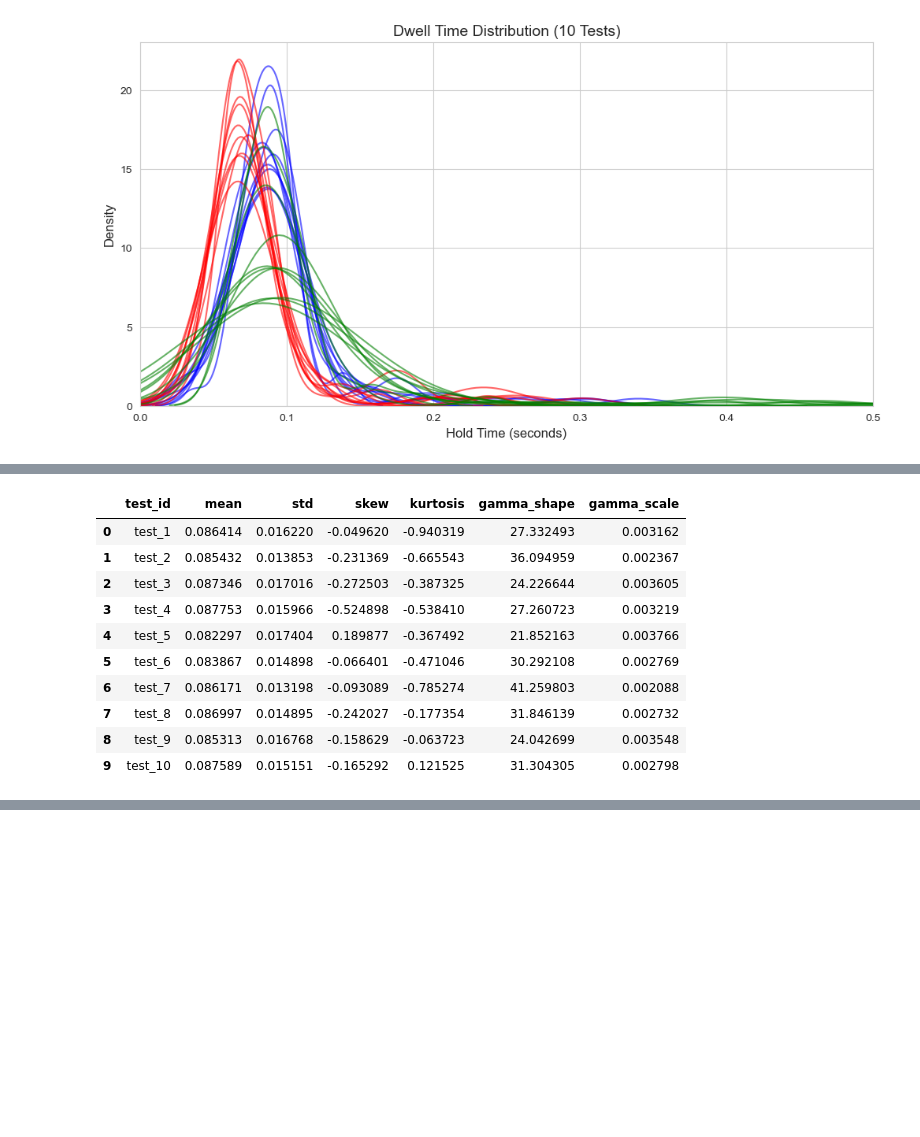
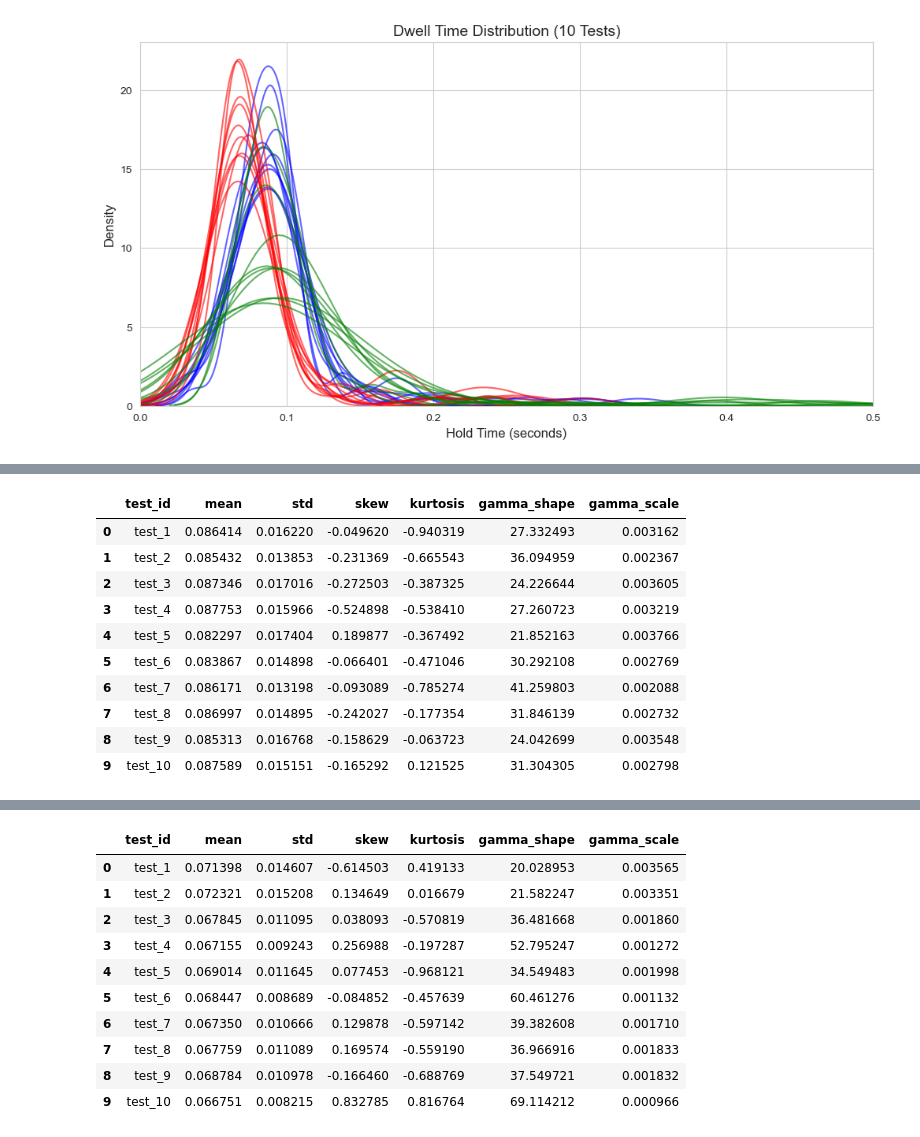
Before and after one commit to Ravindu-Sampath-Weerakoon/privacy-behavioral-auth, a Jupyter notebook: notebooks/advance_feature_analyze.ipynb, the cells around one changed output, grey strips where cells are left out. Saved outputs shown, nothing was run; the diff lists cells and outputs as text; code cells hidden in the pictures; blank space fills up the shorter version.

```diff
--- a/notebooks/advance_feature_analyze.ipynb
+++ b/notebooks/advance_feature_analyze.ipynb
@@ -159,39 +174,65 @@ def extract_biometric_features(dwell_times):
         "gamma_scale": scale
     }
 
+
+def extracted_function(true_data_user_01, calculate_dwell_times, extract_biometric_features, all_test_features):
+    # Loop through tests 1 to 10
+    for i in range(1, 11):
+        test_key = f'test_{i}' # Formats as 'test_1', 'test_2', ..., 'test_10'
+
+        # Check if the test key exists in the user's data
+        if test_key in true_data_user_01:
+            events = true_data_user_01[test_key].get('key_events', [])
+
+            # Calculate dwell times (assuming calculate_dwell_times is defined earlier in your notebook)
+            dwell_times = calculate_dwell_times(events)
+
+            # Extract features
+            features = extract_biometric_features(dwell_times)
+
+            # Add the test name to the dictionary so we can identify it in the DataFrame
+            features['test_id'] = test_key
+
+            # Append to our list
+            all_test_features.append(features)
+        else:
+            print(f"Warning: {test_key} not found in the data.")
+
 # Create an empty list to store the features for all tests
-all_test_features = []
+all_test_features_user_01 = []
+all_test_features_user_02 = []
+all_test_features_user_03 = []
 
-# Loop through tests 1 to 10
-for i in range(1, 11):
-    test_key = f'test_{i}' # Formats as 'test_1', 'test_2', ..., 'test_10'
+extracted_function(true_data_user_01, calculate_dwell_times, extract_biometric_features, all_test_features_user_01)
+extracted_function(true_data_user_02, calculate_dwell_times, extract_biometric_features, all_test_features_user_02)
+extracted_function(true_data_user_03, calculate_dwell_times, extract_biometric_features, all_test_features_user_03)
 
-    # Check if the test key exists in the user's data
-    if test_key in true_data_user_01:
-        events = true_data_user_01[test_key].get('key_events', [])
 
-        # Calculate dwell times (assuming calculate_dwell_times is defined earlier in your notebook)
-        dwell_times = calculate_dwell_times(events)
 
-        # Extract features
-        features = extract_biometric_features(dwell_times)
-
-        # Add the test name to the dictionary so we can identify it in the DataFrame
-        features['test_id'] = test_key
-
-        # Append to our list
-        all_test_features.append(features)
-    else:
-        print(f"Warning: {test_key} not found in the data.")
 
 # Convert the list of all test features into a single pandas DataFrame
-df_features = pd.DataFrame(all_test_features)
+def to_data_frame_to_display(all_test_features):
+    df_features = pd.DataFrame(all_test_features)
 
-# Move 'test_id' to be the first column for better readability
-if not df_features.empty:
-    cols = ['test_id'] + [col for col in df_features.columns if col != 'test_id']
-    df_features = df_features[cols]
+    # Move 'test_id' to be the first column for better readability
+    if not df_features.empty:
+        cols = ['test_id'] + [col for col in df_features.columns if col != 'test_id']
+        df_features = df_features[cols]
+
+    return df_features
+
+df_features_user_01 = to_data_frame_to_display(all_test_features_user_01)
+df_features_user_02 = to_data_frame_to_display(all_test_features_user_02)
+df_features_user_03 = to_data_frame_to_display(all_test_features_user_03)
+
 
 # Display the final DataFrame containing all tests
-display(df_features)
+print("User 01")
+display(df_features_user_01)
+
+print("User 02")
+display(df_features_user_02)
+
+print("User 03")
+display(df_features_user_03)
 # %% [output]
@@ -208,0 +252,11 @@ display(df_features)
+|  | test_id | mean | std | skew | kurtosis | gamma_shape | gamma_scale |
+| 0 | test_1 | 0.071398 | 0.014607 | -0.614503 | 0.419133 | 20.028953 | 0.003565 |
+| 1 | test_2 | 0.072321 | 0.015208 | 0.134649 | 0.016679 | 21.582247 | 0.003351 |
+| 2 | test_3 | 0.067845 | 0.011095 | 0.038093 | -0.570819 | 36.481668 | 0.001860 |
+| 3 | test_4 | 0.067155 | 0.009243 | 0.256988 | -0.197287 | 52.795247 | 0.001272 |
+| 4 | test_5 | 0.069014 | 0.011645 | 0.077453 | -0.968121 | 34.549483 | 0.001998 |
+| 5 | test_6 | 0.068447 | 0.008689 | -0.084852 | -0.457639 | 60.461276 | 0.001132 |
+| 6 | test_7 | 0.067350 | 0.010666 | 0.129878 | -0.597142 | 39.382608 | 0.001710 |
+| 7 | test_8 | 0.067759 | 0.011089 | 0.169574 | -0.559190 | 36.966916 | 0.001833 |
+| 8 | test_9 | 0.068784 | 0.010978 | -0.166460 | -0.688769 | 37.549721 | 0.001832 |
+| 9 | test_10 | 0.066751 | 0.008215 | 0.832785 | 0.816764 | 69.114212 | 0.000966 |
```
Also changed, not shown: parts of 20 cells of this notebook.
